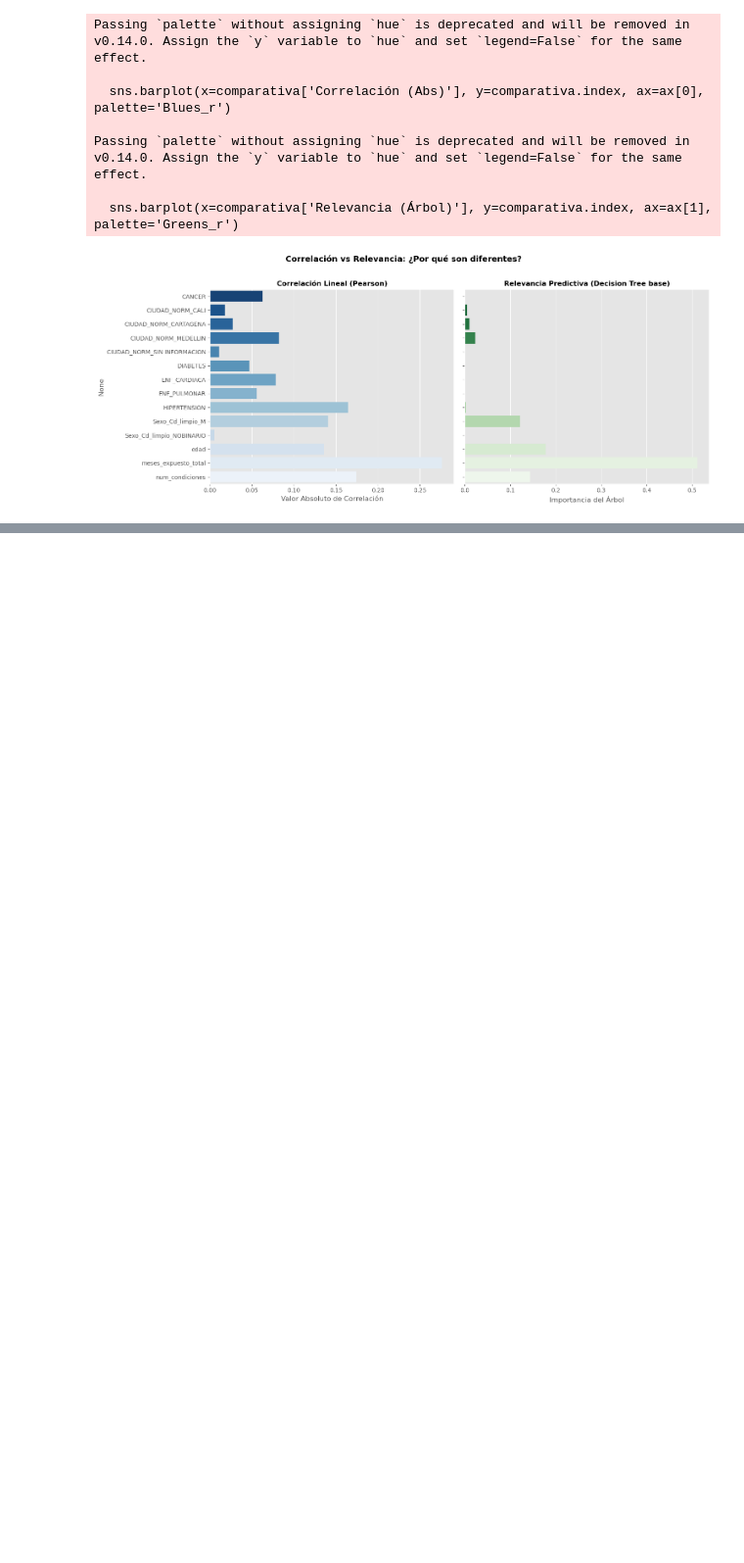
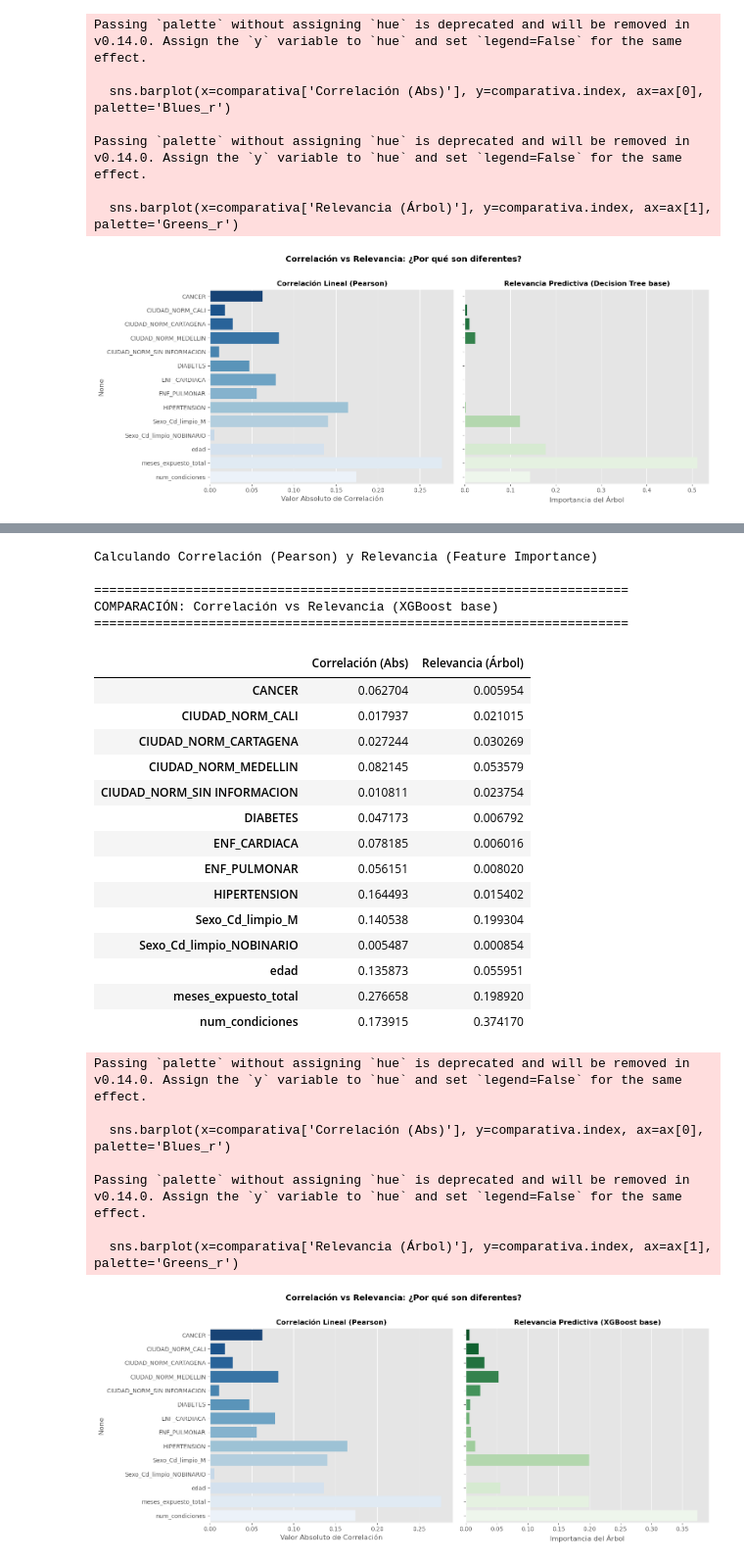
Before and after one commit to yacuervo18/Proyecto_Analitica_II, a Jupyter notebook: src/Algoritmos_Seleccionados_Avance2.ipynb, the cells around one changed output, grey strips where cells are left out. Shown at 98% size. Saved outputs shown, nothing was run; the diff lists cells and outputs as text; code cells hidden in the pictures; blank space fills up the shorter version.

```diff
--- a/src/Algoritmos_Seleccionados_Avance2.ipynb
+++ b/src/Algoritmos_Seleccionados_Avance2.ipynb
@@ -72,3 +73,10 @@ print(f"Score en validación del modelo base (max_depth=10): {dt_inicial.score(X
 # %% [output]
 Decision Tree base entrenado para comparar contra el optimizado
 Score en validación del modelo base (max_depth=10): 0.158426
+# %%
+# Modelo base XGBoost para comparar contra el optimizado
+xgb_inicial = XGBRegressor(n_estimators=100, random_state=42, n_jobs=-1, verbosity=0)
+xgb_inicial.fit(X_train, y_train)
+
+print("XGBoost base entrenado para comparar contra el optimizado")
+print(f"Score en validación del modelo base: {xgb_inicial.score(X_val, y_val):.6f}")
@@ -320 +395,40 @@ Passing `palette` without assigning `hue` is deprecated and will be removed in v
+# %%
+# Comparación final usando el modelo XGBoost optimizado
+
+modelo_para_importancia_xgb = xgb_optimizado if 'xgb_optimizado' in globals() else xgb_inicial
+comparativa_xgb = comparar_correlacion_vs_importancia(
+    X,
+    y_target,
+    modelo_para_importancia_xgb,
+    nombre_modelo='XGBoost optimizado' if 'xgb_optimizado' in globals() else 'XGBoost base'
+)
+# %% [output]
+Calculando Correlación (Pearson) y Relevancia (Feature Importance)
+
+======================================================================
+COMPARACIÓN: Correlación vs Relevancia (XGBoost base)
+======================================================================
+|  | Correlación (Abs) | Relevancia (Árbol) |
+| CANCER | 0.062704 | 0.005954 |
+| CIUDAD_NORM_CALI | 0.017937 | 0.021015 |
+| CIUDAD_NORM_CARTAGENA | 0.027244 | 0.030269 |
+| CIUDAD_NORM_MEDELLIN | 0.082145 | 0.053579 |
+| CIUDAD_NORM_SIN INFORMACION | 0.010811 | 0.023754 |
+| DIABETES | 0.047173 | 0.006792 |
+| ENF_CARDIACA | 0.078185 | 0.006016 |
+| ENF_PULMONAR | 0.056151 | 0.008020 |
+| HIPERTENSION | 0.164493 | 0.015402 |
+| Sexo_Cd_limpio_M | 0.140538 | 0.199304 |
+| Sexo_Cd_limpio_NOBINARIO | 0.005487 | 0.000854 |
+| edad | 0.135873 | 0.055951 |
+| meses_expuesto_total | 0.276658 | 0.198920 |
+| num_condiciones | 0.173915 | 0.374170 |
+Passing `palette` without assigning `hue` is deprecated and will be removed in v0.14.0. Assign the `y` variable to `hue` and set `legend=False` for the same effect.
+
+  sns.barplot(x=comparativa['Correlación (Abs)'], y=comparativa.index, ax=ax[0], palette='Blues_r')
+
+Passing `palette` without assigning `hue` is deprecated and will be removed in v0.14.0. Assign the `y` variable to `hue` and set `legend=False` for the same effect.
+
+  sns.barplot(x=comparativa['Relevancia (Árbol)'], y=comparativa.index, ax=ax[1], palette='Greens_r')
+[figure, added]
 # %% [markdown]
```
Also changed, not shown: parts of 9 cells of this notebook.
